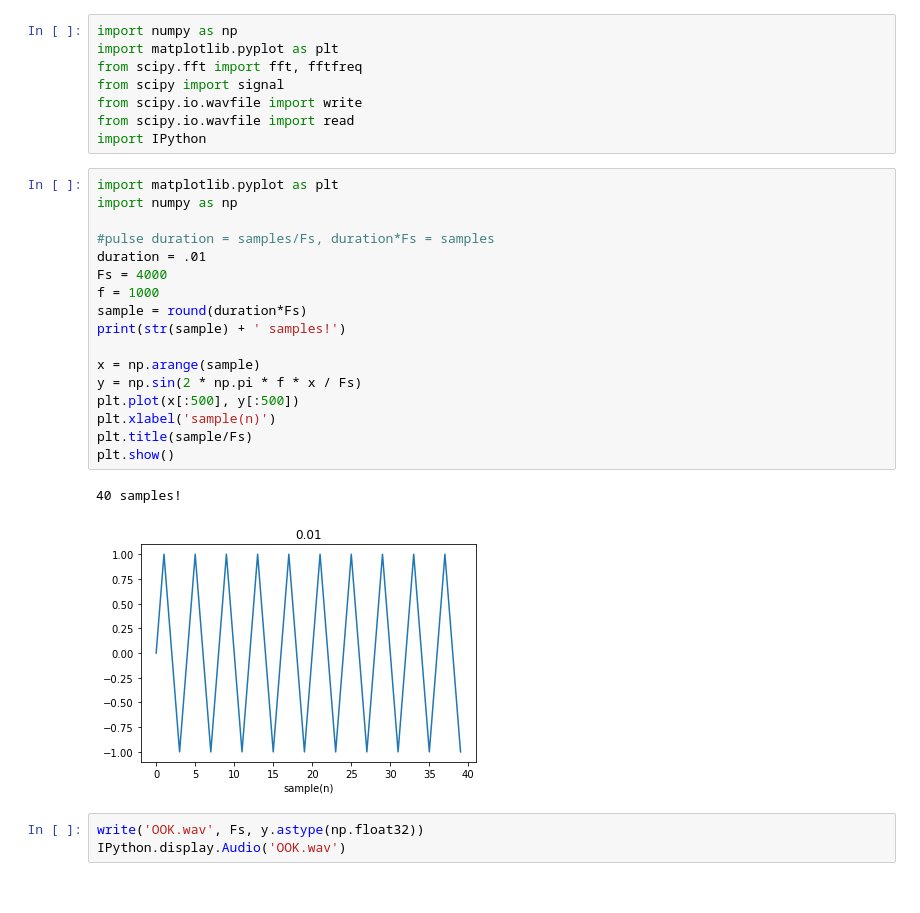
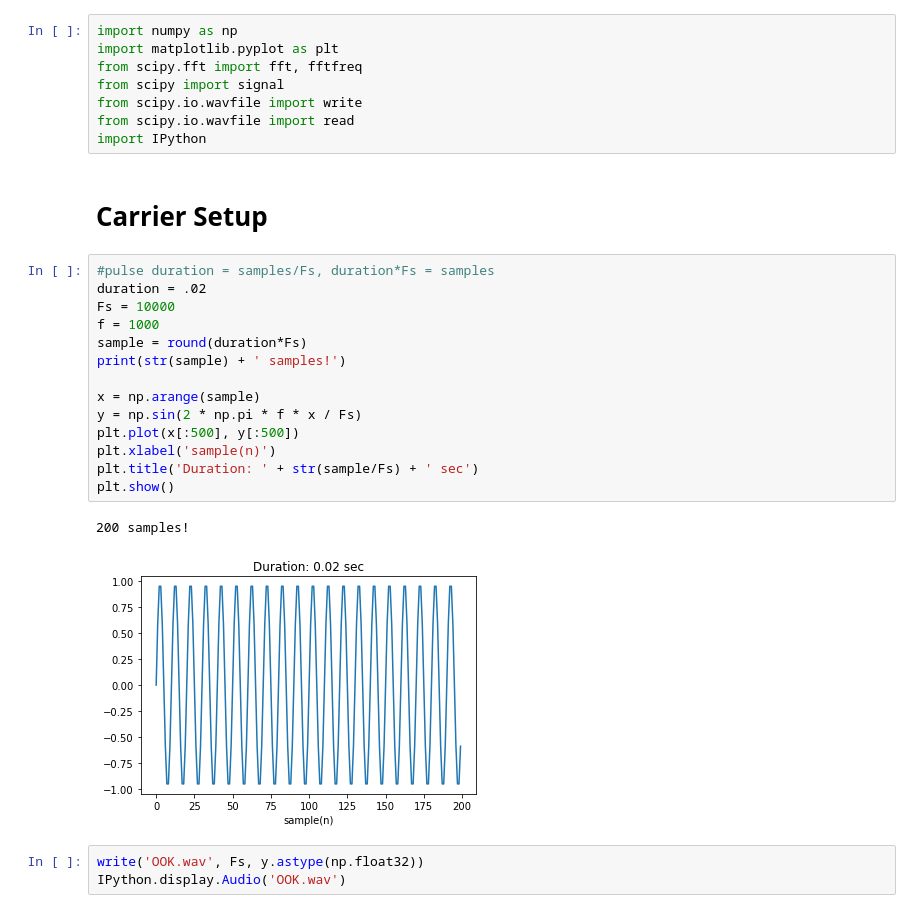
Before and after one commit to AlexDom513/DSP, a Jupyter notebook: Communications/OOK/OOK prototyping.ipynb, the cells around one changed output. Drawn from its saved outputs; the diff is of its cells as text.

```diff
--- a/Communications/OOK/OOK prototyping.ipynb
+++ b/Communications/OOK/OOK prototyping.ipynb
@@ -6,26 +6,25 @@ from scipy import signal
 from scipy.io.wavfile import write
 from scipy.io.wavfile import read
 import IPython
+# %% [markdown]
+# Carrier Setup
 # %%
-import matplotlib.pyplot as plt
-import numpy as np
-
 #pulse duration = samples/Fs, duration*Fs = samples
-duration = .01
-Fs = 4000
+duration = .02
+Fs = 10000
 f = 1000
 sample = round(duration*Fs)
 print(str(sample) + ' samples!')
 
 x = np.arange(sample)
 y = np.sin(2 * np.pi * f * x / Fs)
 plt.plot(x[:500], y[:500])
 plt.xlabel('sample(n)')
-plt.title(sample/Fs)
+plt.title('Duration: ' + str(sample/Fs) + ' sec')
 plt.show()
 # %% [output]
-40 samples!
+200 samples!
-[figure, old version]
+[figure, new version]
 # %%
 write('OOK.wav', Fs, y.astype(np.float32))
 IPython.display.Audio('OOK.wav')
```
Also changed, not shown: parts of 27 cells of this notebook, 4 other files.
